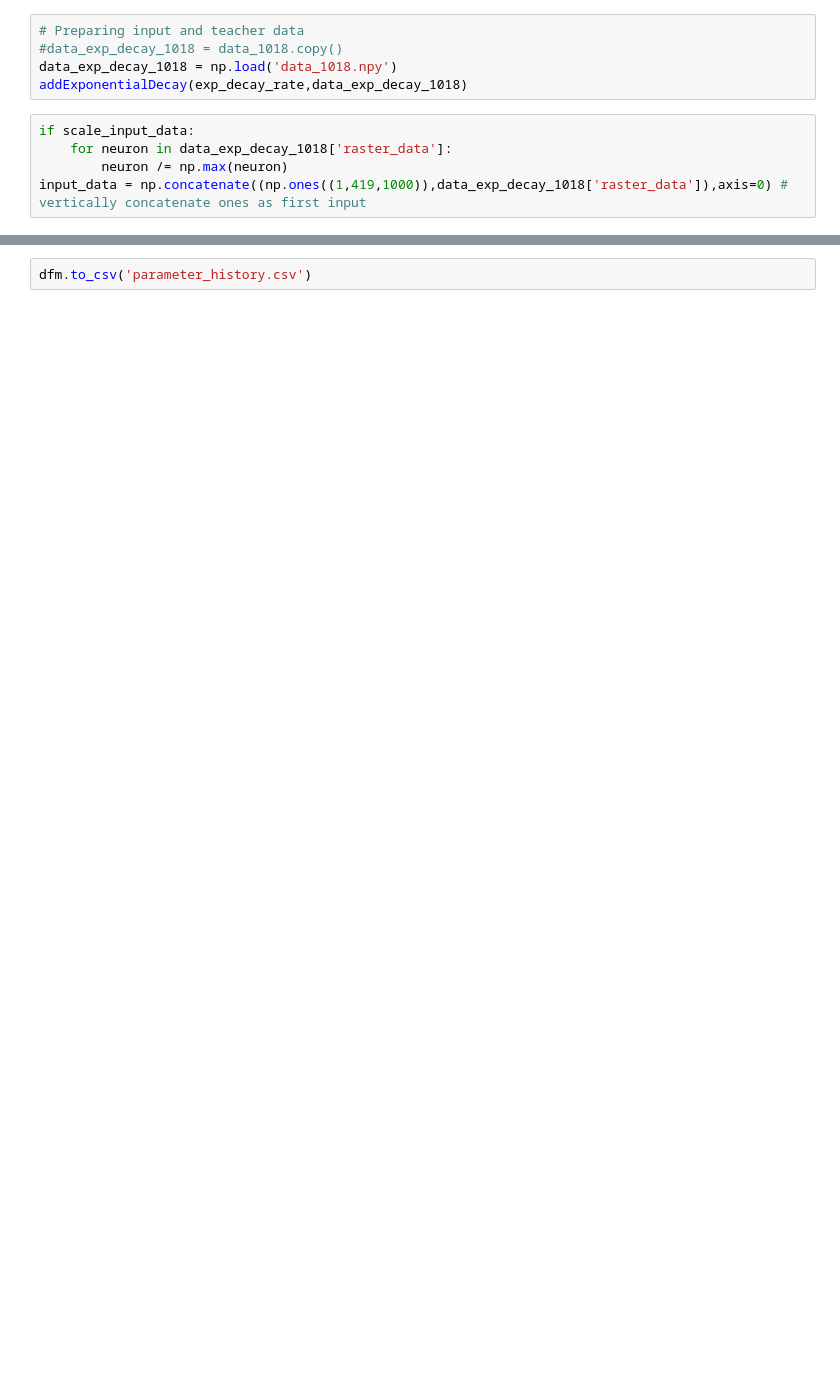
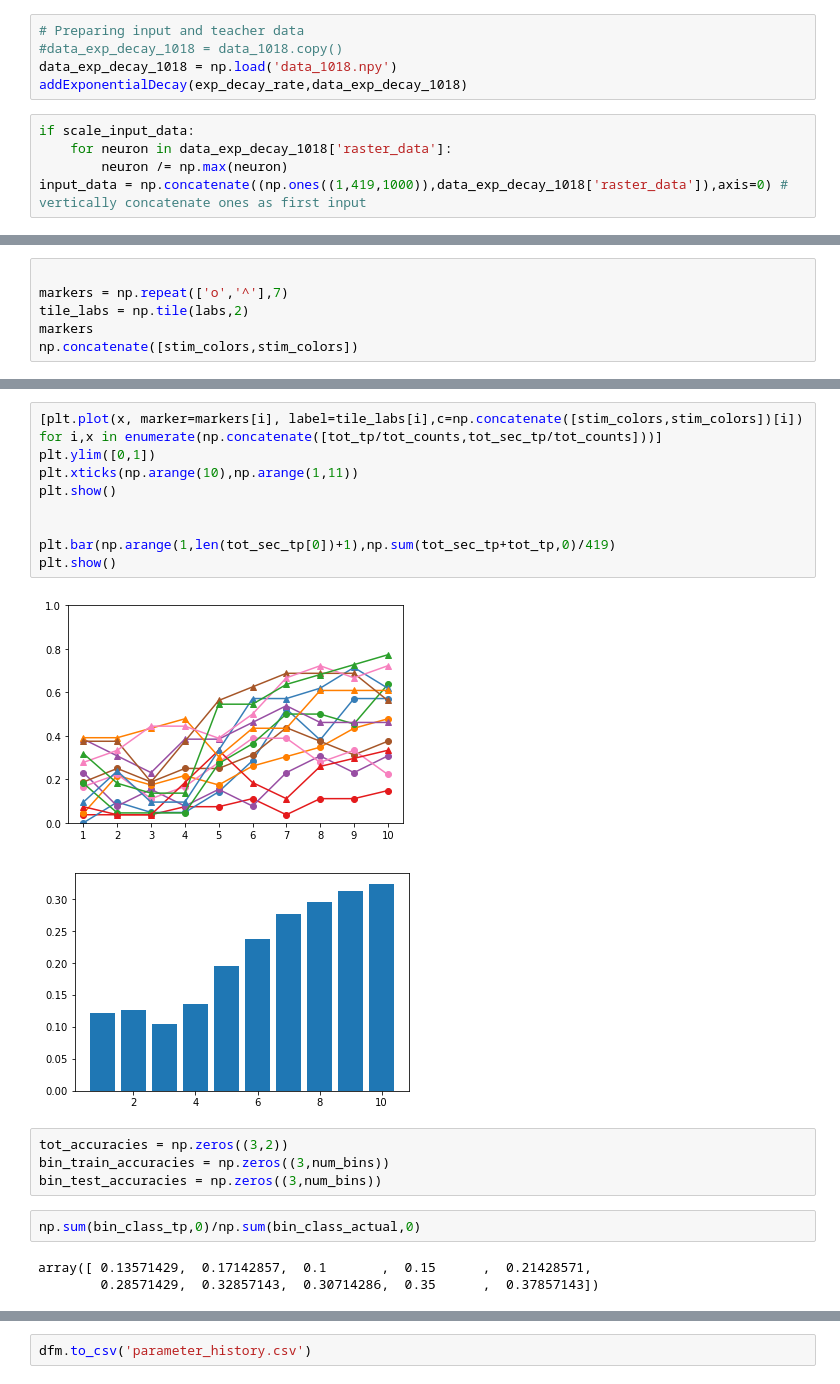
Before and after one commit to brookefitzgerald/ESNResearch, a Jupyter notebook: ZhangClassifyPlayground.ipynb, the cells around one changed output, grey strips where cells are left out. Drawn from its saved outputs; the diff is of its cells as text; blank space fills up the shorter version.

```diff
--- a/ZhangClassifyPlayground.ipynb
+++ b/ZhangClassifyPlayground.ipynb
@@ -367,0 +503,6 @@ Using matplotlib backend: Qt5Agg
+# %%
+
+markers = np.repeat(['o','^'],7)
+tile_labs = np.tile(labs,2)
+markers
+np.concatenate([stim_colors,stim_colors])
@@ -367,0 +692,21 @@ Using matplotlib backend: Qt5Agg
+# %%
+[plt.plot(x, marker=markers[i], label=tile_labs[i],c=np.concatenate([stim_colors,stim_colors])[i]) for i,x in enumerate(np.concatenate([tot_tp/tot_counts,tot_sec_tp/tot_counts]))]
+plt.ylim([0,1])
+plt.xticks(np.arange(10),np.arange(1,11))
+plt.show()
+
+
+plt.bar(np.arange(1,len(tot_sec_tp[0])+1),np.sum(tot_sec_tp+tot_tp,0)/419)
+plt.show()
+# %% [output]
+[figure, added]
+[figure, added]
+# %%
+tot_accuracies = np.zeros((3,2))
+bin_train_accuracies = np.zeros((3,num_bins))
+bin_test_accuracies = np.zeros((3,num_bins))
+# %%
+np.sum(bin_class_tp,0)/np.sum(bin_class_actual,0)
+# %% [output]
+array([ 0.13571429,  0.17142857,  0.1       ,  0.15      ,  0.21428571,
+        0.28571429,  0.32857143,  0.30714286,  0.35      ,  0.37857143])
```
Also changed, not shown: parts of 55 cells of this notebook, 1 other file.
